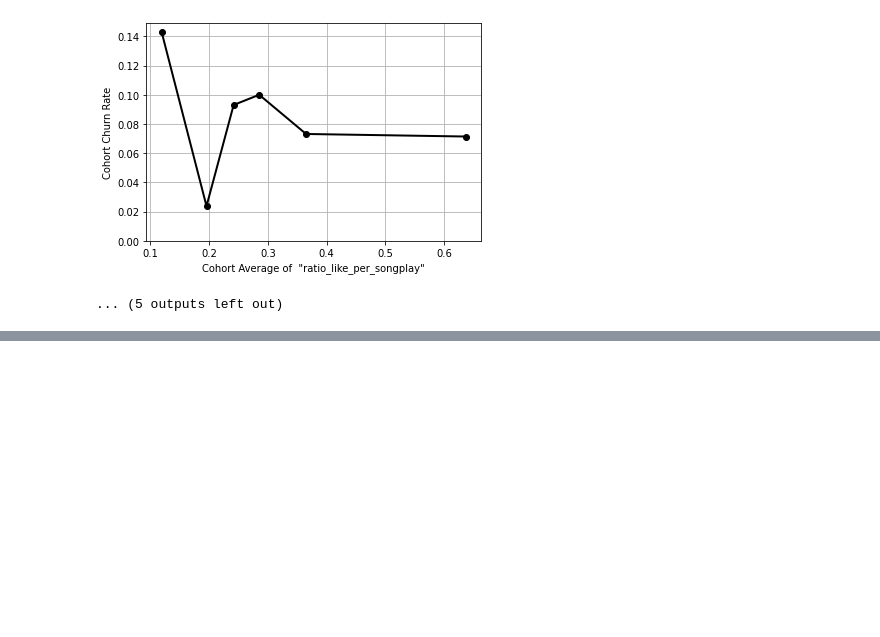
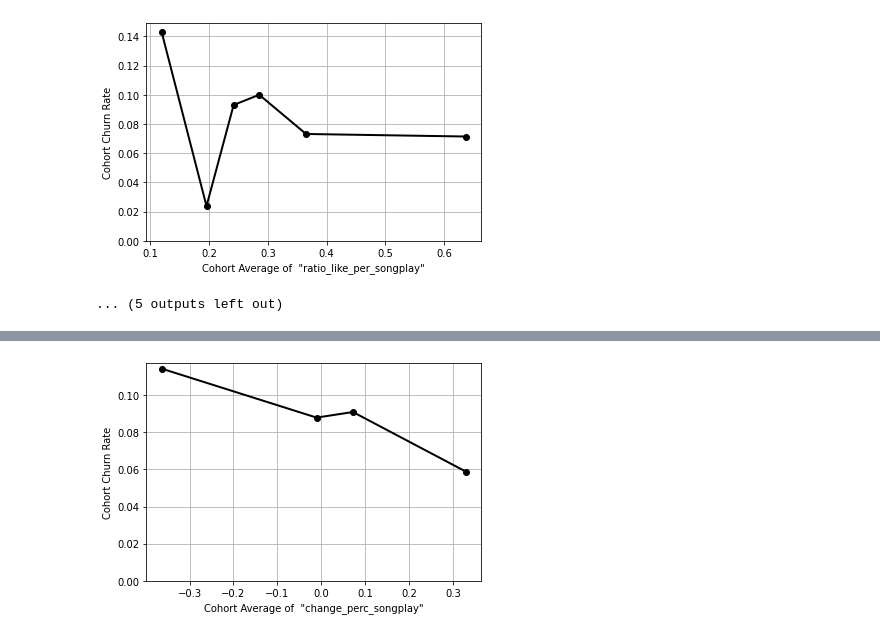
Before and after one commit to gilzero/project_churn_spark, a Jupyter notebook: sparkify.ipynb, the cells around one changed output, grey strips where cells are left out. Saved outputs shown, nothing was run; the diff lists cells and outputs as text; code cells hidden in the pictures; blank space fills up the shorter version.

```diff
--- a/sparkify.ipynb
+++ b/sparkify.ipynb
@@ -1817,0 +1383,17 @@ for metric in df_normalized.columns[:-1]:
+# %%
+# After remove the 'outlier' qcut group, we do see a pattern with change % of song play.
+# IN GENERAL:
+# while users increase the number of song play in relative to previous time interval, are less likely to churn
+
+data_test = \
+df_analytic[~df_analytic.userId.isin((df_analytic[df_analytic.change_perc_songplay > 0.578].userId.values))]
+
+cohort_plot('change_perc_songplay',
+            n_cohort=5,
+            df_data=data_test
+)
+
+# Now showing a corelation (negative like): increase of songplay %, possibly reduce chrun rate
+# So we will keep this metric (feature).
+# %% [output]
+[figure, added]
```
Also changed, not shown: parts of 69 cells of this notebook, 1 other file.
